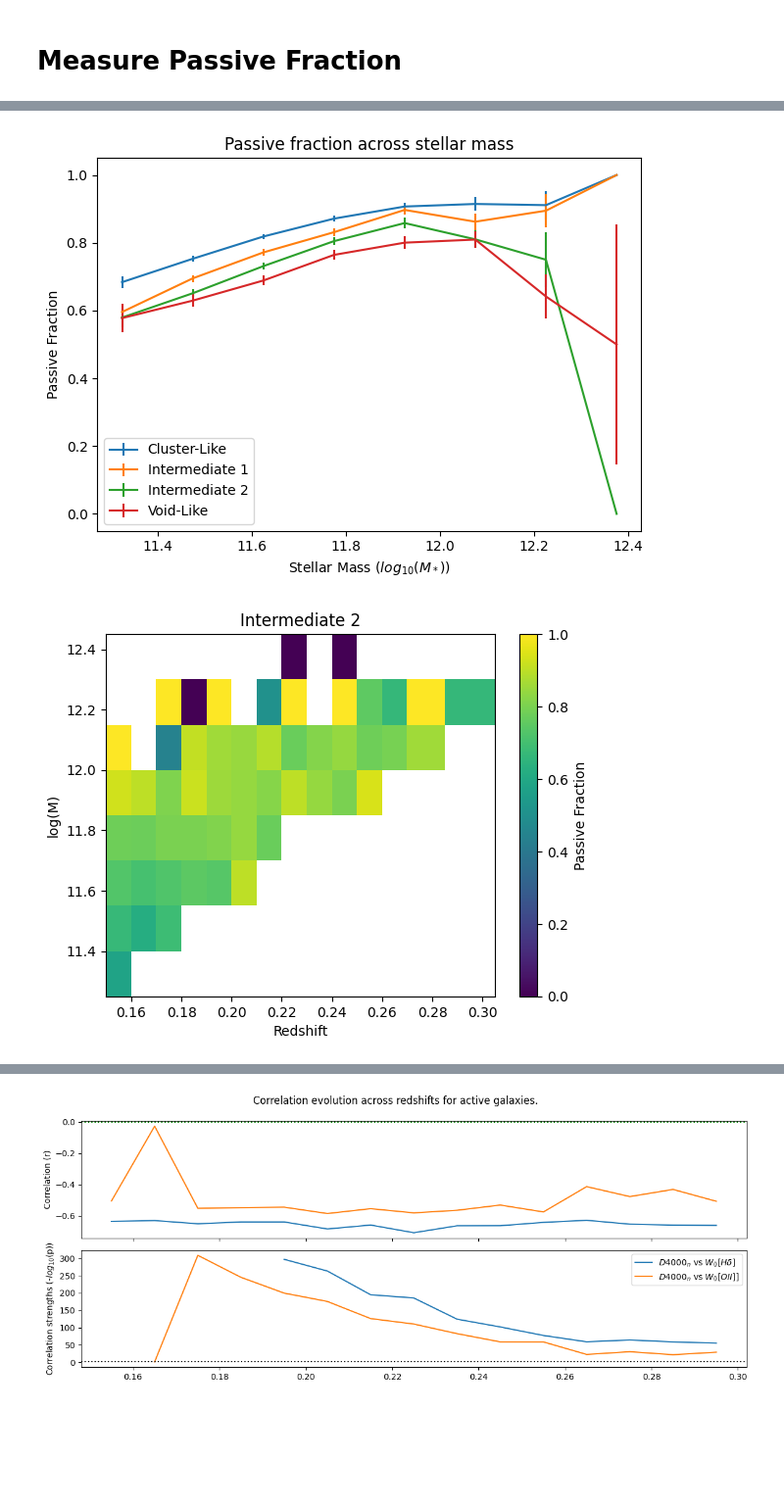
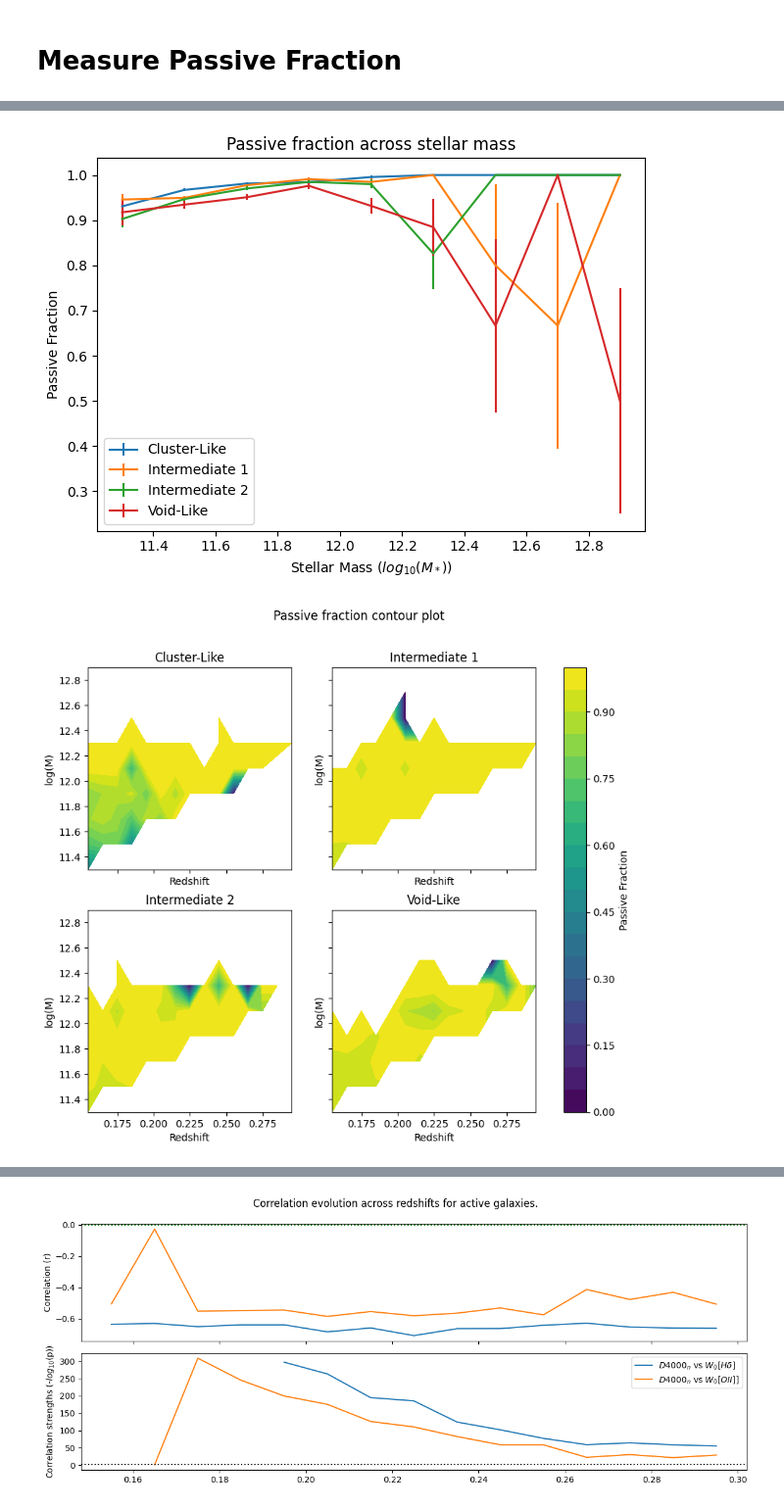
Before and after one commit to maraMaraschino/capstone-project, a Jupyter notebook: timescapes-notebook.ipynb, the cells around one changed output, grey strips where cells are left out. Shown at 98% size. Drawn from its saved outputs; the diff is of its cells as text; code cells hidden in the pictures; blank space fills up the shorter version.

```diff
--- a/timescapes-notebook.ipynb
+++ b/timescapes-notebook.ipynb
@@ -1498,4 +1574,4 @@ for (z_low, z_high), Mmin in Mmin_dict.items():
     above_limit = merged["logM"] >= Mmin
     complete_mask |= (in_bin & above_limit)
 
-complete_sample = merged[complete_mask].copy()
+analysis_sample = merged[complete_mask].copy()
@@ -1536,7 +1579,7 @@ analysis_sample = complete_sample[final_masks]
 # Store stellar mass bins and redshift Bins
 # %%
 # Stellar mass
-dm = 0.15
+dm = 0.2
 m_min = np.floor(analysis_sample["logM"].min() / dm) * dm
 m_max = np.ceil(analysis_sample["logM"].max() / dm) * dm
 
@@ -1745,6 +1721,7 @@ plt.ylabel("Passive Fraction")
 plt.legend()
 plt.title(f"Passive fraction evolution over redshift")
 plt.tight_layout()
+plt.savefig("Images/pass_f_redshift.png")
 plt.show()
 
 # Plot with thin mass slices
@@ -1769,9 +1746,14 @@ plt.ylabel("Passive Fraction")
 plt.legend()
 plt.title("Passive fraction across stellar mass")
 plt.tight_layout()
+plt.savefig("Images/pass_f_mass.png")
 plt.show()
 
 # Contour plot
+envs = ["Cluster-Like", "Intermediate 1", "Intermediate 2", "Void-Like"]
+fig, axes = plt.subplots(2, 2, figsize=(10, 8), sharex=True, sharey=True)
+axes = axes.flatten()
+
 grid = (
     analysis_sample
     .groupby(["z_bin", "mass_bin", "env"], observed=True)["sf_type"]
@@ -1779,7 +1761,7 @@ grid = (
     .reset_index(name="f")
 )
 
-for env in analysis_sample["env"].unique():
+for ax, env in zip(axes, envs):
     sub = grid[grid["env"]==env].copy()
     sub["z_center"] = sub["z_bin"].apply(lambda x: x.mid)
     sub["mass_center"] = sub["mass_bin"].apply(lambda x: x.mid)
@@ -1792,19 +1774,22 @@ for env in analysis_sample["env"].unique():
 
     Z = pivot.values
     Z_masked = np.ma.masked_invalid(Z)
-    plt.pcolormesh(pivot.columns, pivot.index, Z_masked, shading="auto")
+    #plt.pcolormesh(pivot.columns, pivot.index, Z_masked, shading="auto")
 
-    #plt.contourf(
-    #    pivot.columns,
-    #    pivot.index,
-    #    pivot.values,
-    #    levels=20
-    #)
-    plt.xlabel("Redshift")
-    plt.ylabel("log(M)")
-    plt.colorbar(label="Passive Fraction")
-    plt.title(env)
-    plt.show()
+    cf = ax.contourf(
+        pivot.columns,
+        pivot.index,
+        Z_masked,
+        levels=20
+    )
+    ax.set_xlabel("Redshift")
+    ax.set_ylabel("log(M)")
+    ax.set_title(env)
+
+plt.colorbar(cf, ax=axes, label="Passive Fraction")
+fig.suptitle("Passive fraction contour plot")
+plt.savefig("Images/pass_f_contour.png")
+plt.show()
 
 # Difference map
 cluster = grid[grid["env"]=="Cluster-Like"]
@@ -1829,21 +1814,17 @@ pivot = merged_env.pivot(
     values="delta_f"
 )
 
-plt.scatter(
-    merged_env["z_center"],
-    merged_env["mass_center"],
-    c=merged_env["delta_f"],
-    s=500
+plt.contourf(
+    pivot.columns,
+    pivot.index,
+    pivot.values,
+    levels=20
 )
-
-#plt.contourf(
-#    pivot.columns,
-#    pivot.index,
-#    pivot.values,
-#    levels=20
-#)
 plt.xlabel("Redshift")
 plt.ylabel("log(M)")
 plt.colorbar(label=r"$f_{cluster}-f_{void}$")
+plt.title("Passive fraction cluster-void difference map")
+plt.tight_layout()
+plt.savefig("Images/pass_f_difference.png")
 plt.show()
 # %% [output]
@@ -1851,2 +1832,2 @@ plt.show()
-[figure, old version]
+[figure, new version]
-[figure, old version]
+[figure, new version]
```
Also changed, not shown: parts of 27 cells of this notebook.
